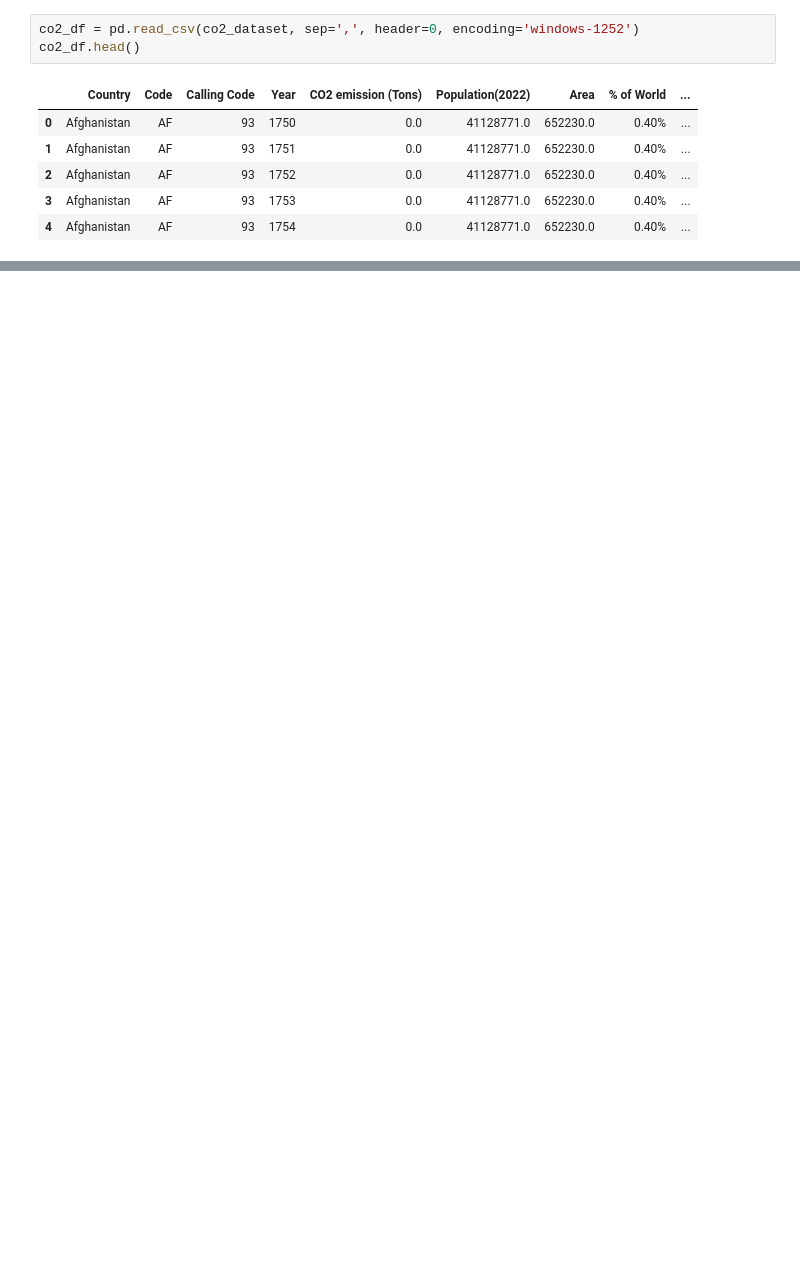
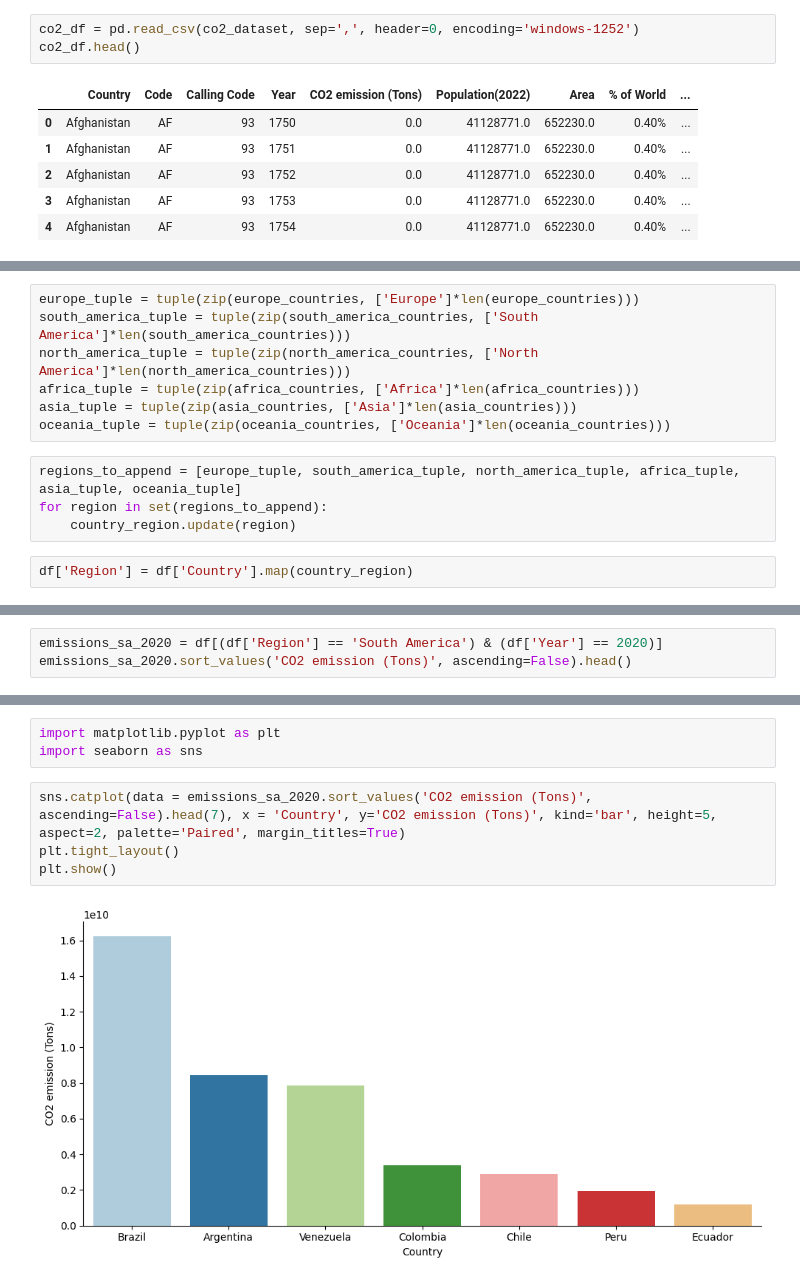
Before and after one commit to fenilenvinileno97/numpy-pandas-101, a Jupyter notebook: Environment project/project.ipynb, the cells around one changed output, grey strips where cells are left out. Cells and saved outputs as stored; diff of their text form; blank space fills up the shorter version.

Commit message:
Bar plot with seaborn has been done using filtered 2020 CO2 emissions (Tons) in South America region

```diff
--- a/Environment project/project.ipynb
+++ b/Environment project/project.ipynb
@@ -68,0 +178,13 @@ memory usage: 7.9+ KB
+# %%
+europe_tuple = tuple(zip(europe_countries, ['Europe']*len(europe_countries)))
+south_america_tuple = tuple(zip(south_america_countries, ['South America']*len(south_america_countries)))
+north_america_tuple = tuple(zip(north_america_countries, ['North America']*len(north_america_countries)))
+africa_tuple = tuple(zip(africa_countries, ['Africa']*len(africa_countries)))
+asia_tuple = tuple(zip(asia_countries, ['Asia']*len(asia_countries)))
+oceania_tuple = tuple(zip(oceania_countries, ['Oceania']*len(oceania_countries)))
+# %%
+regions_to_append = [europe_tuple, south_america_tuple, north_america_tuple, africa_tuple, asia_tuple, oceania_tuple]
+for region in set(regions_to_append):
+    country_region.update(region)
+# %%
+df['Region'] = df['Country'].map(country_region)
@@ -68,0 +199,3 @@ memory usage: 7.9+ KB
+# %%
+emissions_sa_2020 = df[(df['Region'] == 'South America') & (df['Year'] == 2020)]
+emissions_sa_2020.sort_values('CO2 emission (Tons)', ascending=False).head()
@@ -68,0 +209,9 @@ memory usage: 7.9+ KB
+# %%
+import matplotlib.pyplot as plt
+import seaborn as sns
+# %%
+sns.catplot(data = emissions_sa_2020.sort_values('CO2 emission (Tons)', ascending=False).head(7), x = 'Country', y='CO2 emission (Tons)', kind='bar', height=5, aspect=2, palette='Paired', margin_titles=True)
+plt.tight_layout()
+plt.show()
+# %% [output]
+[figure, added]
```
Also changed, not shown: parts of 38 cells of this notebook, 1 other file.
